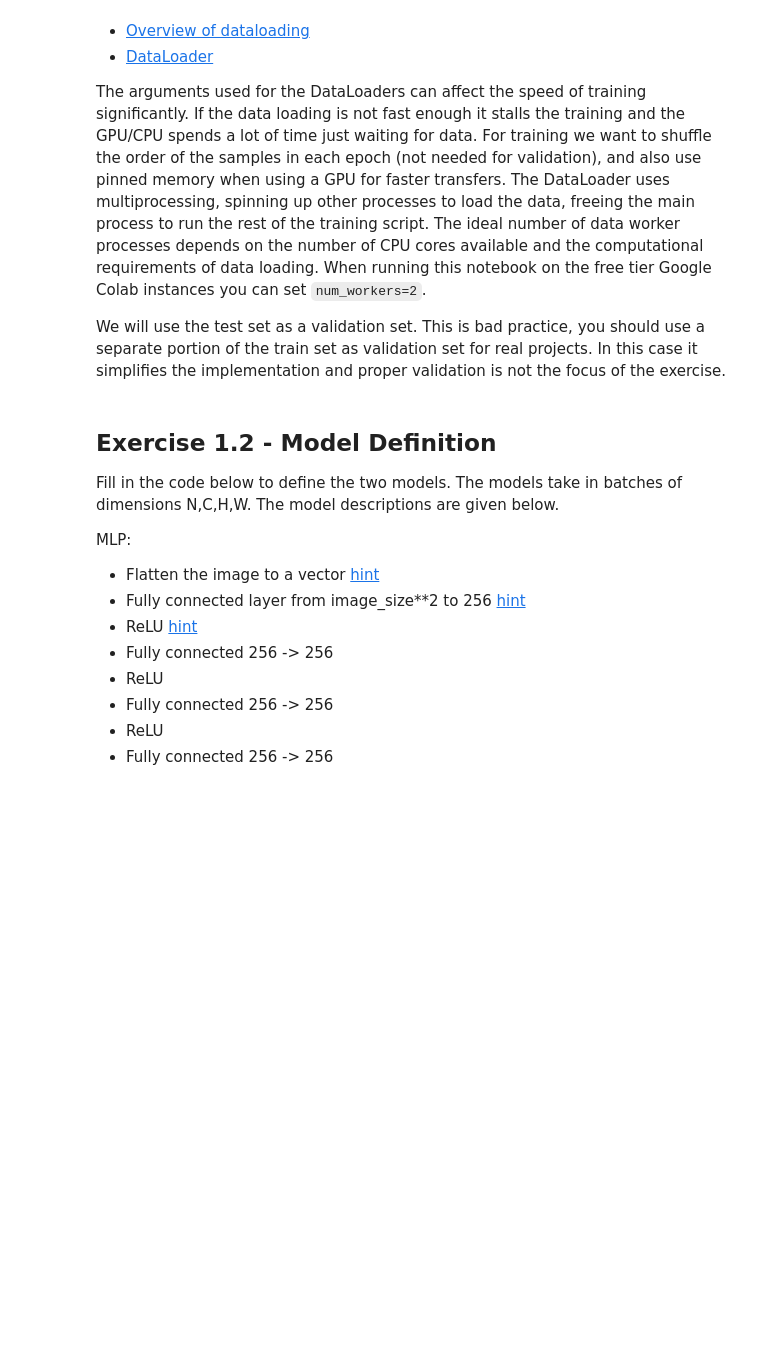
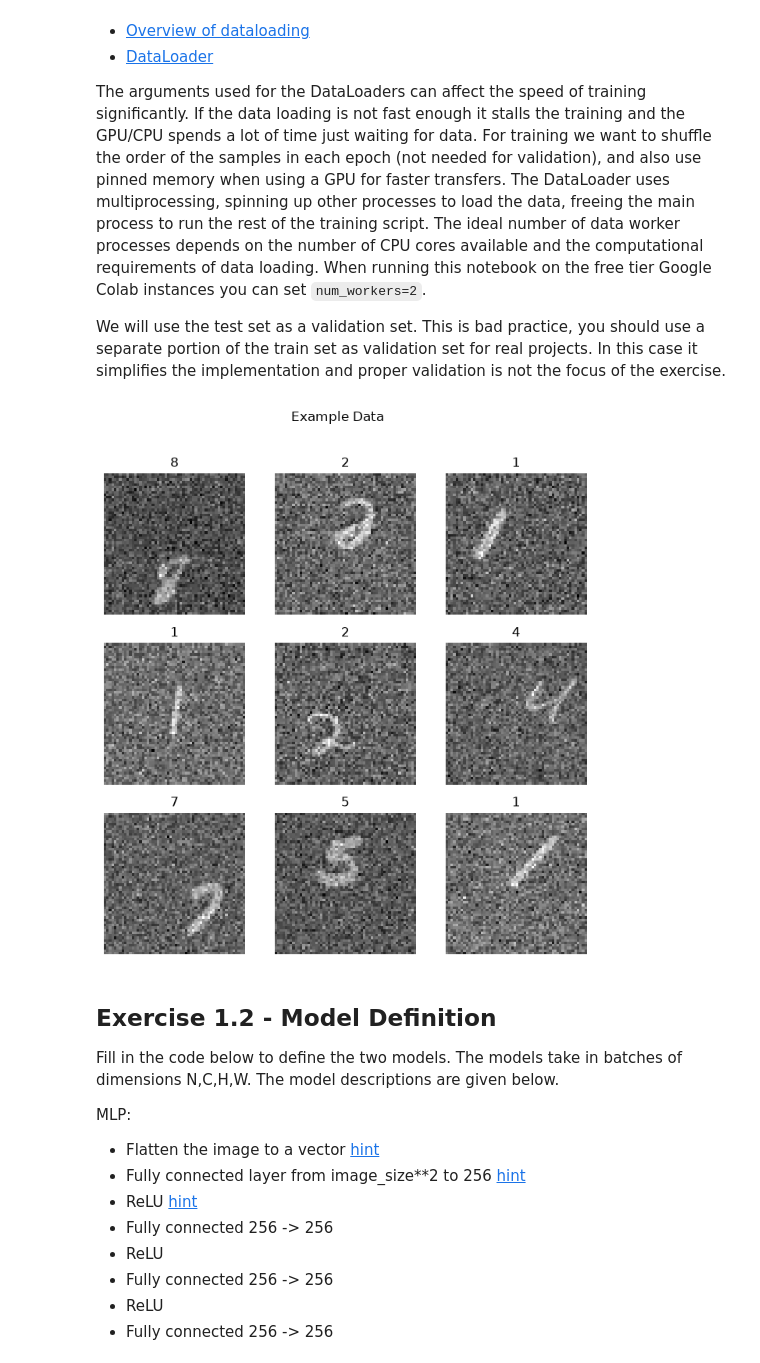
Before and after one commit to haaissa/ML_course, a Jupyter notebook: labs/ex08/template/ex08.ipynb, the cells around one changed output. Saved outputs shown, nothing was run; the diff lists cells and outputs as text; code cells hidden in the pictures; blank space fills up the shorter version.

```diff
--- a/labs/ex08/template/ex08.ipynb
+++ b/labs/ex08/template/ex08.ipynb
@@ -157,48 +157,55 @@ def get_dataloaders(
             # TODO: Insert ToTensor and Normalize using mean and std.
             # We can use the same transforms for train and val since we don't perform
             # any augmentations.
+            transforms.ToTensor(),
+            transforms.Normalize((mean,), (std,))
         ]
     )
     train_set = dataset_cls(
         # TODO: Add the appropriate arguments
+        root=path, train=True, download=True, transform=transform, img_size=img_size, random_shift=random_shift, scramble_image=scramble_image, noise=noise
     )
     train_loader = torch.utils.data.DataLoader(
         # TODO: Add the appropriate arguments
+        train_set, batch_size=batch_size, shuffle=True, num_workers=0
     )
     val_set = dataset_cls(
         # TODO: Add the appropriate arguments
+        root=path, train=False, download=True, transform=transform, img_size=img_size, random_shift=random_shift, scramble_image=scramble_image, noise=noise
     )
     val_loader = torch.utils.data.DataLoader(
         # TODO: Add the appropriate arguments
+        val_set, batch_size=batch_size, shuffle=False, num_workers=0
     )
-    raise NotImplementedError
 
     if show_examples:
         figure = plt.figure(figsize=(8, 8))
         figure.suptitle("Example Data")
         cols, rows = 3, 3
         for i in range(1, cols * rows + 1):
             sample_idx = torch.randint(len(train_set), size=(1,)).item()
             img, label = train_set[sample_idx]
             figure.add_subplot(rows, cols, i)
             plt.title(labels_map(label))
             plt.axis("off")
             plt.imshow(img.squeeze(), cmap="gray")
         plt.show()
     return train_loader, val_loader
 
 
 # Small test and visualization of the data
 temp = get_dataloaders(
     datasets.MNIST,
     batch_size=32,
     img_size=56,
     random_shift=True,
     scramble_image=False,
     noise=1.0,
     show_examples=True,
 )
 del temp
+# %% [output]
+[figure, added]
 # %% [markdown]
 ## Exercise 1.2 - Model Definition
 Fill in the code below to define the two models. The models take in batches of dimensions N,C,H,W. The model descriptions are given below.
```
Also changed, not shown: parts of 6 cells of this notebook, 2 other files.
